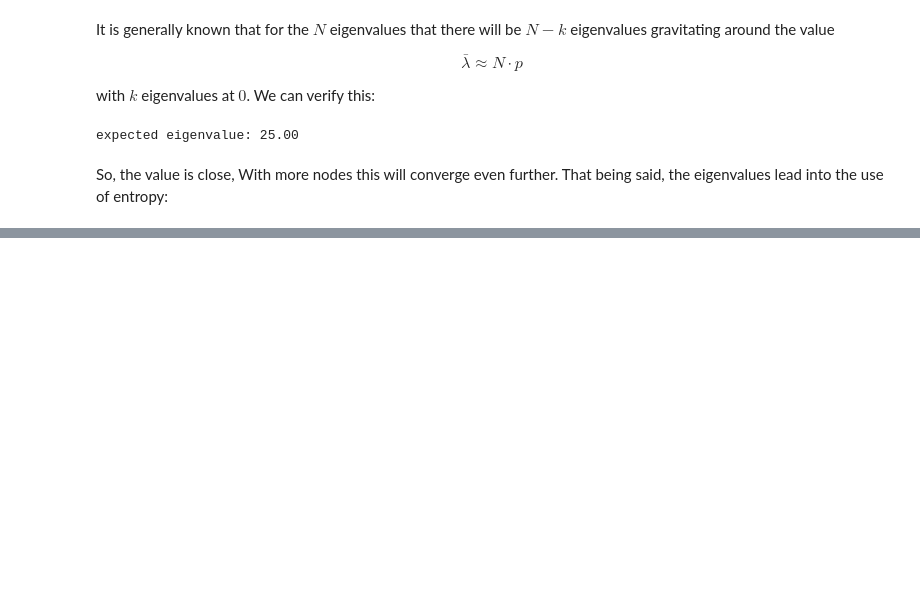
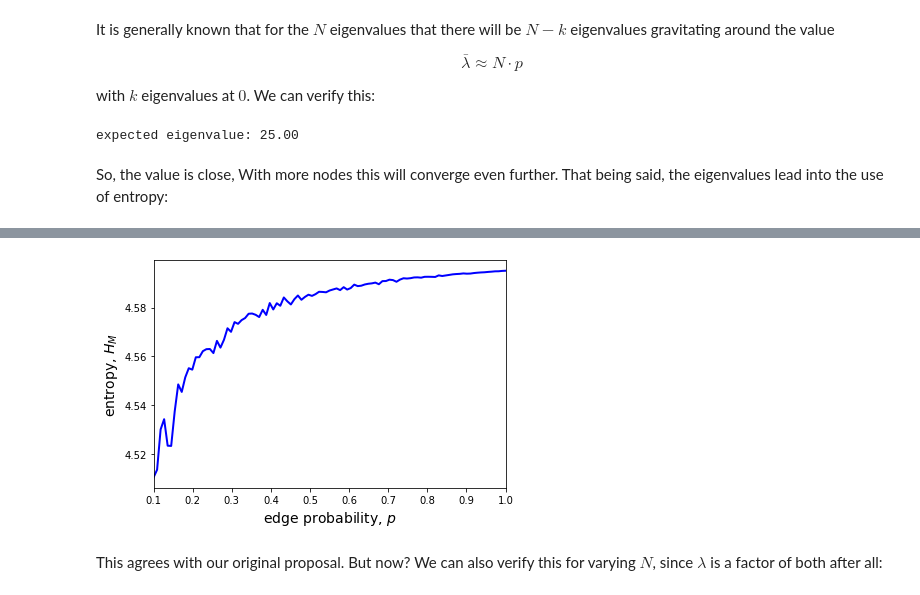
Before and after one commit to ubsuny/MC_RandomNetworks-RaspiZero, a Jupyter notebook: spectral_analysis.ipynb, the cells around one changed output, grey strips where cells are left out. Cells and saved outputs as stored; diff of their text form; code cells hidden in the pictures; blank space fills up the shorter version.

```diff
--- a/spectral_analysis.ipynb
+++ b/spectral_analysis.ipynb
@@ -107,0 +137,23 @@ So, the value is close,  With more nodes this will converge even further.  That
+# %%
+N = 100
+ps = linspace(0.1, 1, 101)
+Hms = zeros((ps.shape[0]))
+# %%
+for idx, p in enumerate(ps):
+    G1 = Erdos_Renyi_GNP(N, p)
+    Hms[idx] = m_entropy(G1).sum()
+# %%
+fig, ax = plt.subplots(1, 1)
+
+ax.plot(ps, Hms, lw = 2, c = 'blue')
+
+ax.set_xlim(ps[0], ps[-1])
+
+ax.set_ylabel(r'entropy, $H_M$', fontsize = 14)
+ax.set_xlabel(r'edge probability, $p$', fontsize = 14)
+
+fig.tight_layout()
+# %% [output]
+[figure, added]
+# %% [markdown]
+This agrees with our original proposal.  But now? We can also verify this for varying $N$, since $\lambda$ is a factor of both after all:
```
Also changed, not shown: parts of 14 cells of this notebook.
